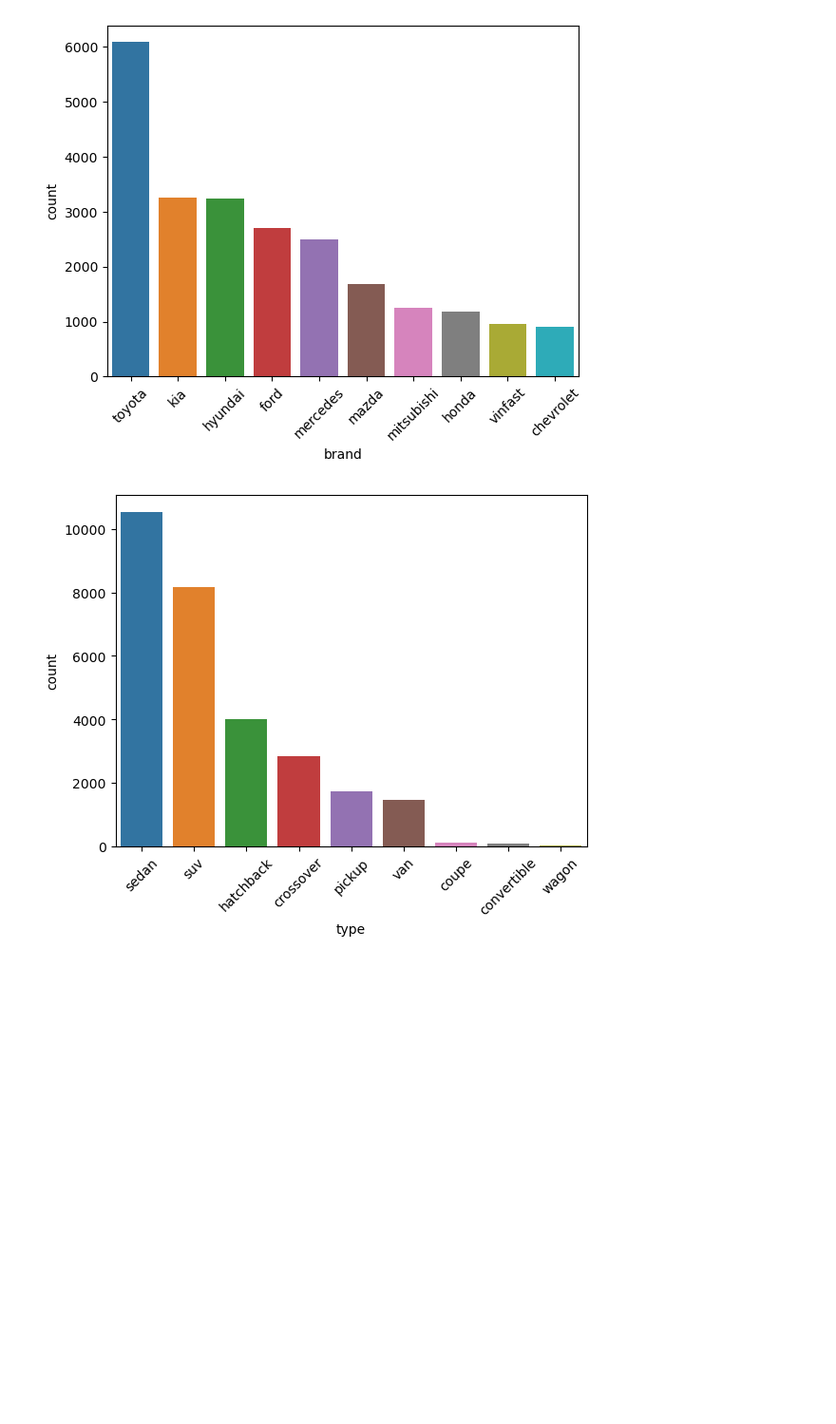
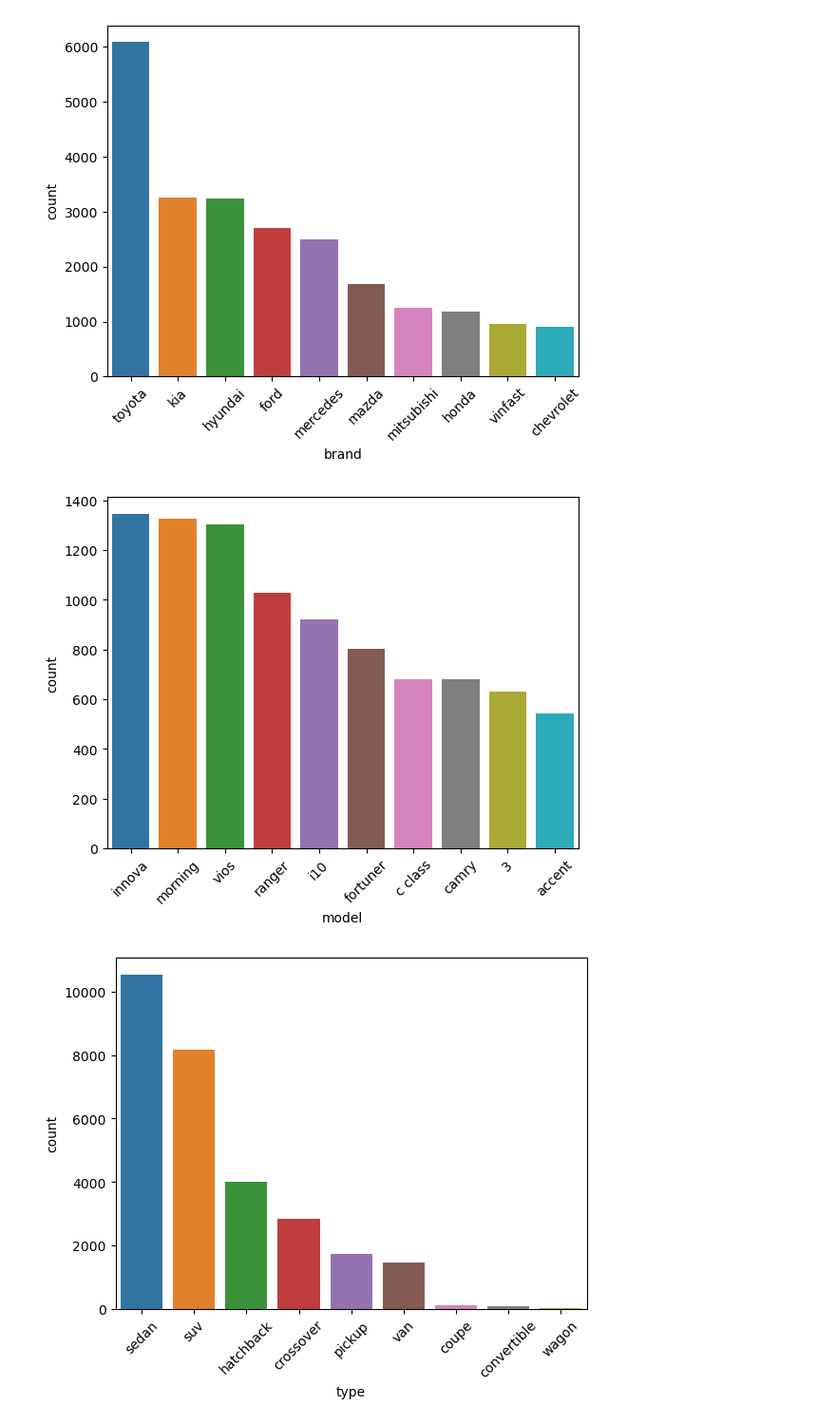
Before and after one commit to nguyenhaiduc06/used-car-price-prediction, a Jupyter notebook: source-code/eda.ipynb, the cells around one changed output. Shown: that part at 95% size. Saved outputs shown, nothing was run; the diff lists cells and outputs as text; code cells hidden in the pictures; blank space fills up the shorter version.

```diff
--- a/source-code/eda.ipynb
+++ b/source-code/eda.ipynb
@@ -12,6 +12,10 @@ sns.histplot(x='price', data=df)
 sns.countplot(x='brand', data=df, order=df.brand.value_counts().iloc[:10].index).tick_params(axis='x', rotation=45)
 # %% [output]
 [figure]
+# %%
+sns.countplot(x='model', data=df, order=df.model.value_counts().iloc[:10].index).tick_params(axis='x', rotation=45)
+# %% [output]
+[figure, added]
 # %%
 sns.countplot(x='type', data=df, order=df.type.value_counts().iloc[:10].index).tick_params(axis='x', rotation=45)
 # %% [output]
```
Also changed, not shown: parts of 9 cells of this notebook, 2 other files.
